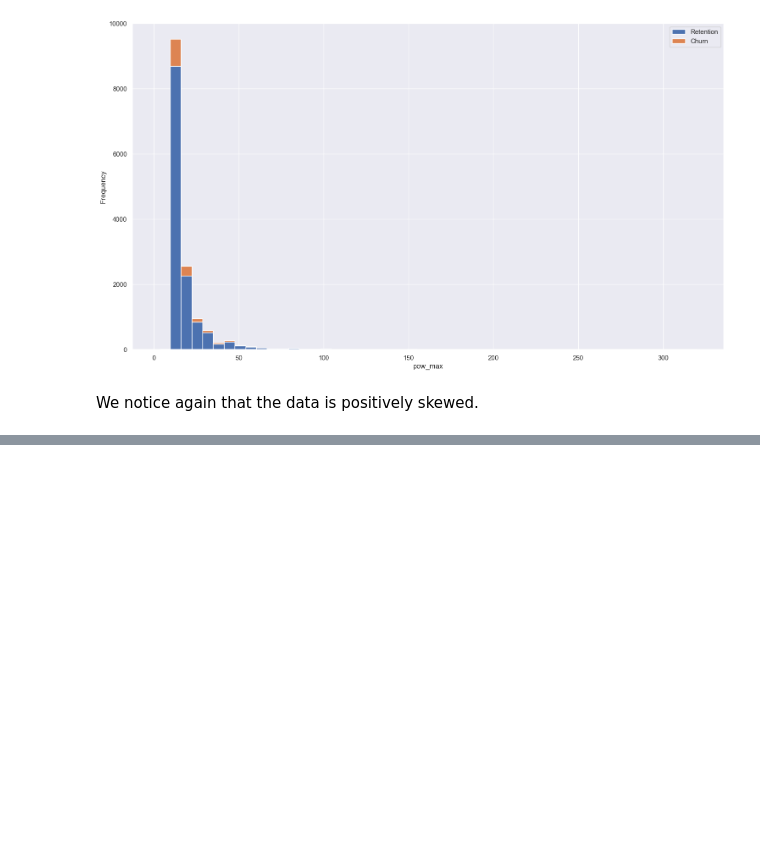
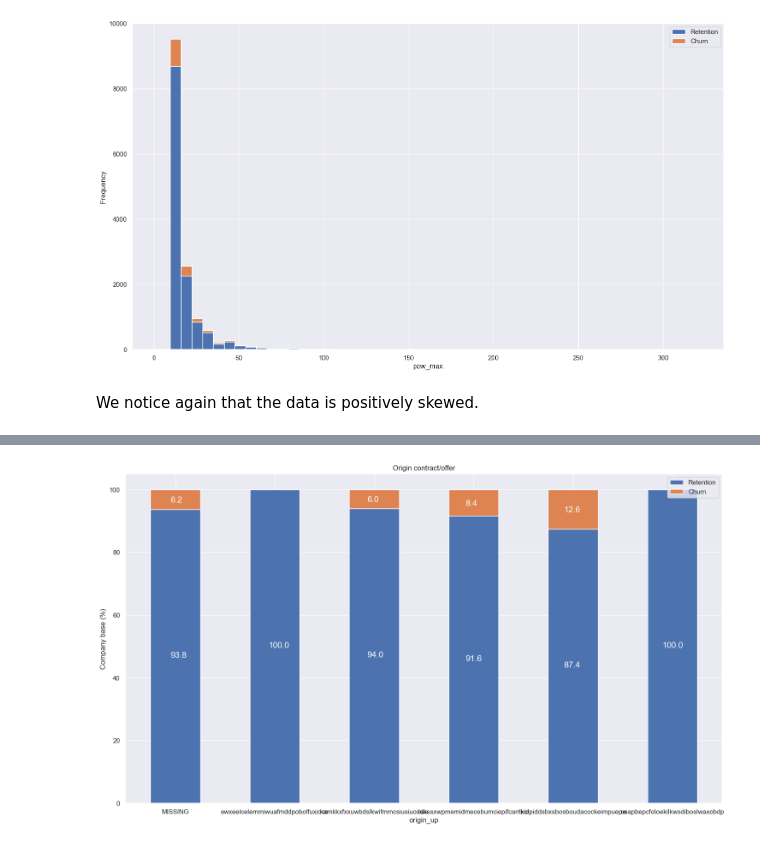
Before and after one commit to DivyaKrishnaA/BCG-X-DataScience-Sim, a Jupyter notebook: Task 2 - eda_starter.ipynb, the cells around one changed output, grey strips where cells are left out. Cells and saved outputs as stored; diff of their text form; code cells hidden in the pictures; blank space fills up the shorter version.

```diff
--- a/Task 2 - eda_starter.ipynb
+++ b/Task 2 - eda_starter.ipynb
@@ -332,0 +349,6 @@ We notice again that the data is positively skewed.
+# %%
+origin = others.groupby([others["origin_up"],others["churn"]])["id"].count().unstack(level=1)
+origin_percentage = (origin.div(origin.sum(axis=1), axis=0)*100)
+plot_stacked_bars(origin_percentage, "Origin contract/offer")
+# %% [output]
+[figure, added]
```
Also changed, not shown: parts of 4 cells of this notebook.
